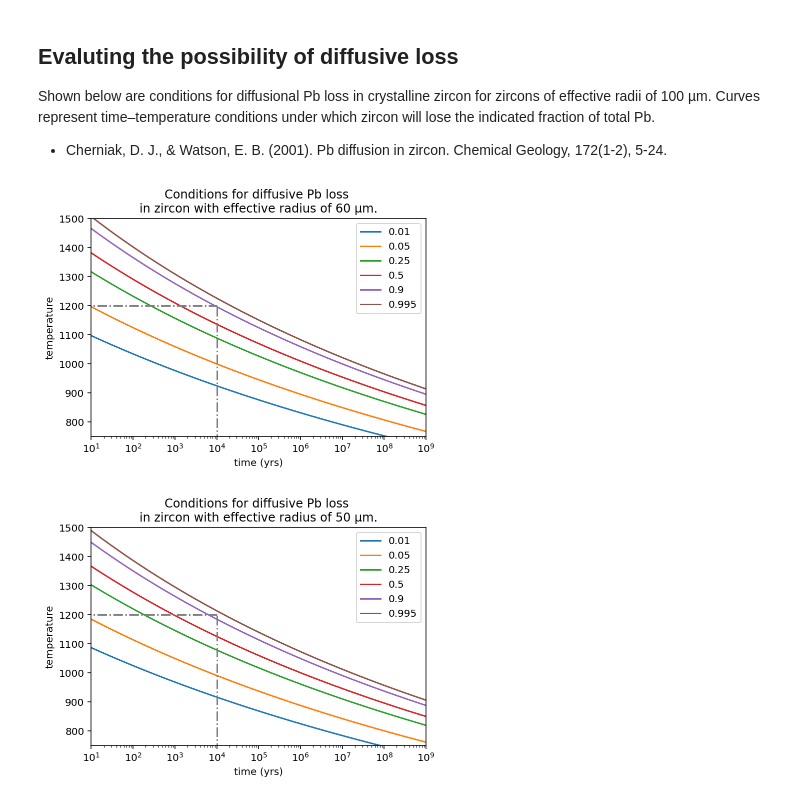
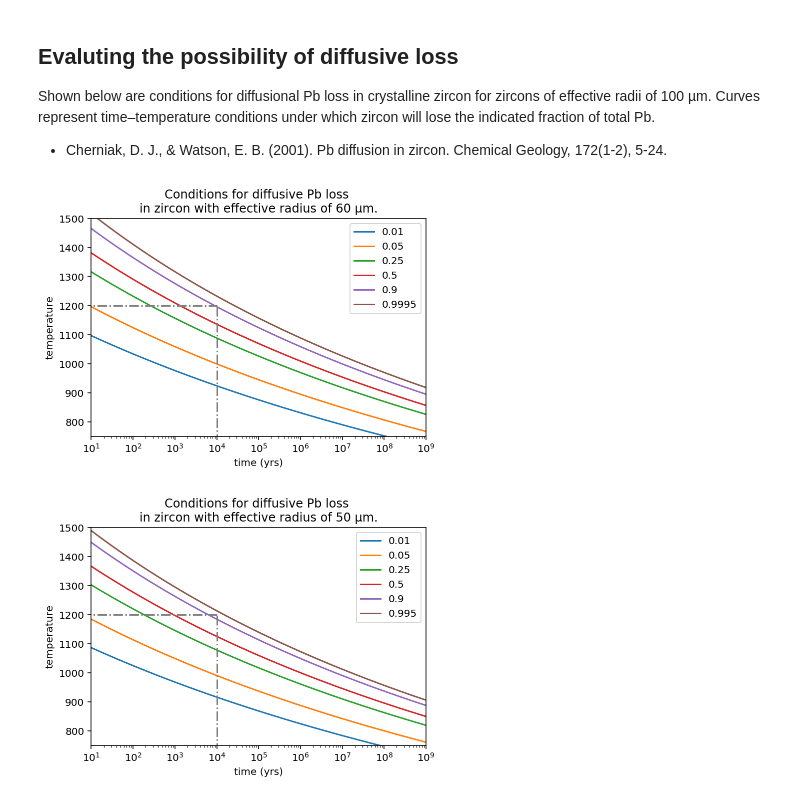
Before and after one commit to Swanson-Hysell-Group/2021_AX_BD, a Jupyter notebook: code/AX_BD_geochron.ipynb, the cells around one changed output. Saved outputs shown, nothing was run; the diff lists cells and outputs as text; code cells hidden in the pictures.

Commit message:
geochron and geochem figure updates

```diff
--- a/code/AX_BD_geochron.ipynb
+++ b/code/AX_BD_geochron.ipynb
@@ -428,27 +428,28 @@ def temp_yr_given_perc(percent_loss = 0.9, eff_radii=100, yrs = np.logspace(0, 9
     temps = get_temp_from_yr(diff_length, yrs)
     return temps
 # %%
-perc = [0.01, 0.05, 0.25, 0.5, 0.9, 0.995]
+perc = [0.01, 0.05, 0.25, 0.5, 0.9, 0.9995]
 yrs = np.logspace(0, 9, 50)
 temps = []
 for i in perc:
     temps.append(temp_yr_given_perc(percent_loss = i, eff_radii=60, yrs = np.logspace(0, 9, 50)))
 for i in range(len(temps)):
     plt.plot(yrs, temps[i], label=str(perc[i]))
 
 plt.plot([1,1e4], [1200, 1200], '-.',color = 'grey', )
 plt.plot([1e4,1e4], [0, 1200], '-.',color = 'grey', )
 plt.xlim(10, 1e9)
 plt.ylim(750, 1500)
 plt.xticks([1e2, 1e3, 1e4, 1e5, 1e6, 1e7, 1e8, 1e9])
 plt.xscale('log')
 plt.legend()
 plt.title('Conditions for diffusive Pb loss \nin zircon with effective radius of 60 µm.')
 plt.xlabel('time (yrs)')
 plt.ylabel('temperature')
+plt.savefig('code_output/geochron/Pb_loss_condition_60.pdf')
 plt.show()
 # %% [output]
-[figure, old version]
+[figure, new version]
 # %%
 perc = [0.01, 0.05, 0.25, 0.5, 0.9, 0.995]
 yrs = np.logspace(0, 9, 50)
```
Also changed, not shown: parts of 2 cells of this notebook, 10 other files.
